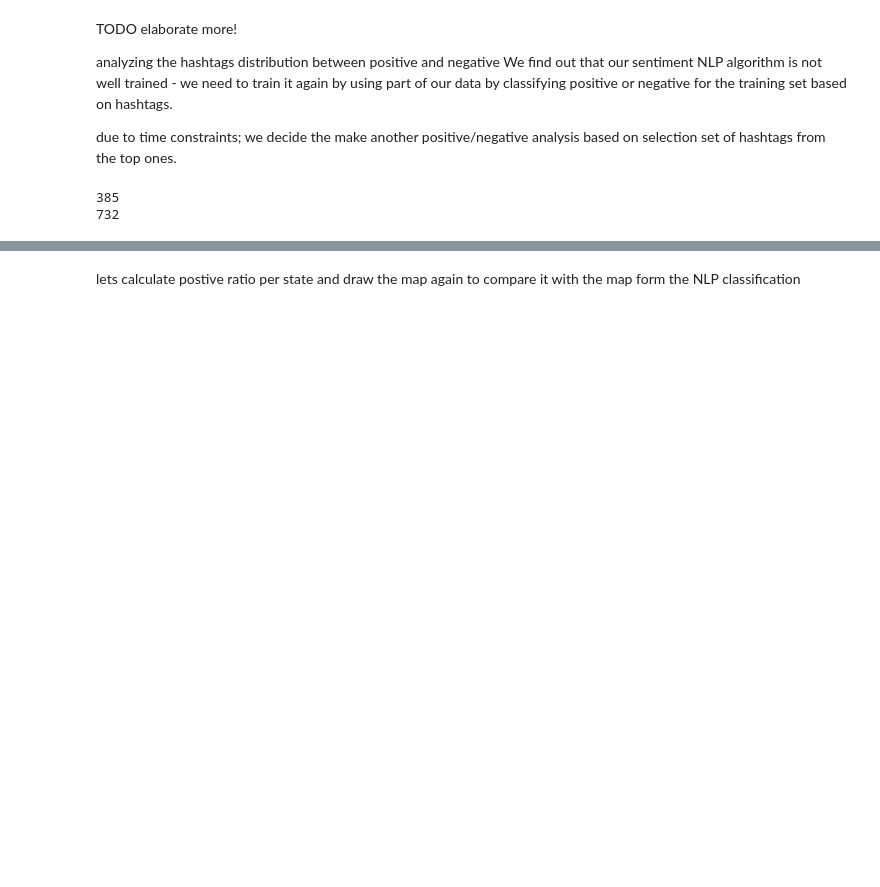
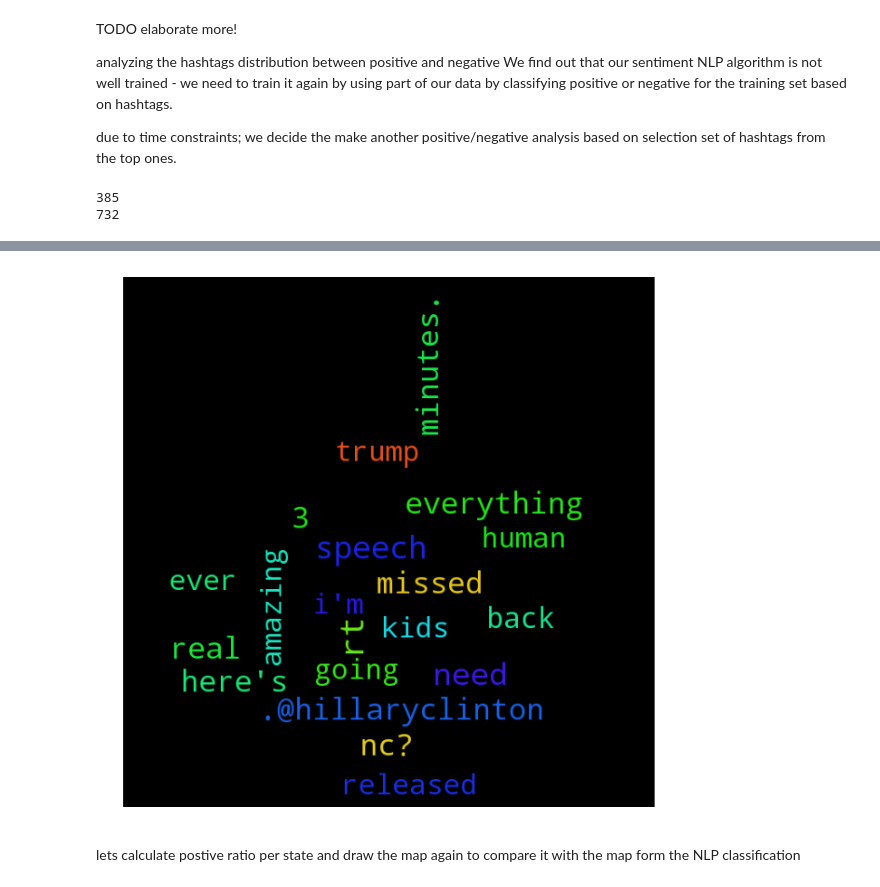
Before and after one commit to MBeaulieu22/casestudy1, a Jupyter notebook: CaseStudy1.ipynb, the cells around one changed output, grey strips where cells are left out. Cells and saved outputs as stored; diff of their text form; code cells hidden in the pictures; blank space fills up the shorter version.

```diff
--- a/CaseStudy1.ipynb
+++ b/CaseStudy1.ipynb
@@ -720,3 +745,28 @@ print_top_entities("most frequent words in NEGATIVE tweets - VERSION B", negativ
+# %%
+from wordcloud import WordCloud, STOPWORDS
+from PIL import Image
+import numpy as np
+import matplotlib.pyplot as plt
+
+%matplotlib inline
+# Top postive wordcloud plot
+c = Counter(positive_words)
+
+up_mask = np.array(Image.open("up.jpg"))
+
+stopwords = list(STOPWORDS)
+stopwords.extend(["rt","minutes.","here's","i'm"])
+
+wordcloud = WordCloud(relative_scaling=0.1, mask=up_mask, background_color='black',stopwords=stopwords,max_font_size=40
+                         ).generate_from_frequencies(c.most_common()[:20])
+
+
+plt.figure().set_size_inches(10.5, 10.5)
+plt.imshow(wordcloud, cmap=plt.cm.gray)
+plt.axis("off")
+plt.show()
+# %% [output]
+[figure, added]
 # %% [markdown]
 lets calculate postive ratio per state and draw the map again to compare it with the map form the NLP classification
 # %%
```
Also changed, not shown: parts of 3 cells of this notebook, 2 other files.
